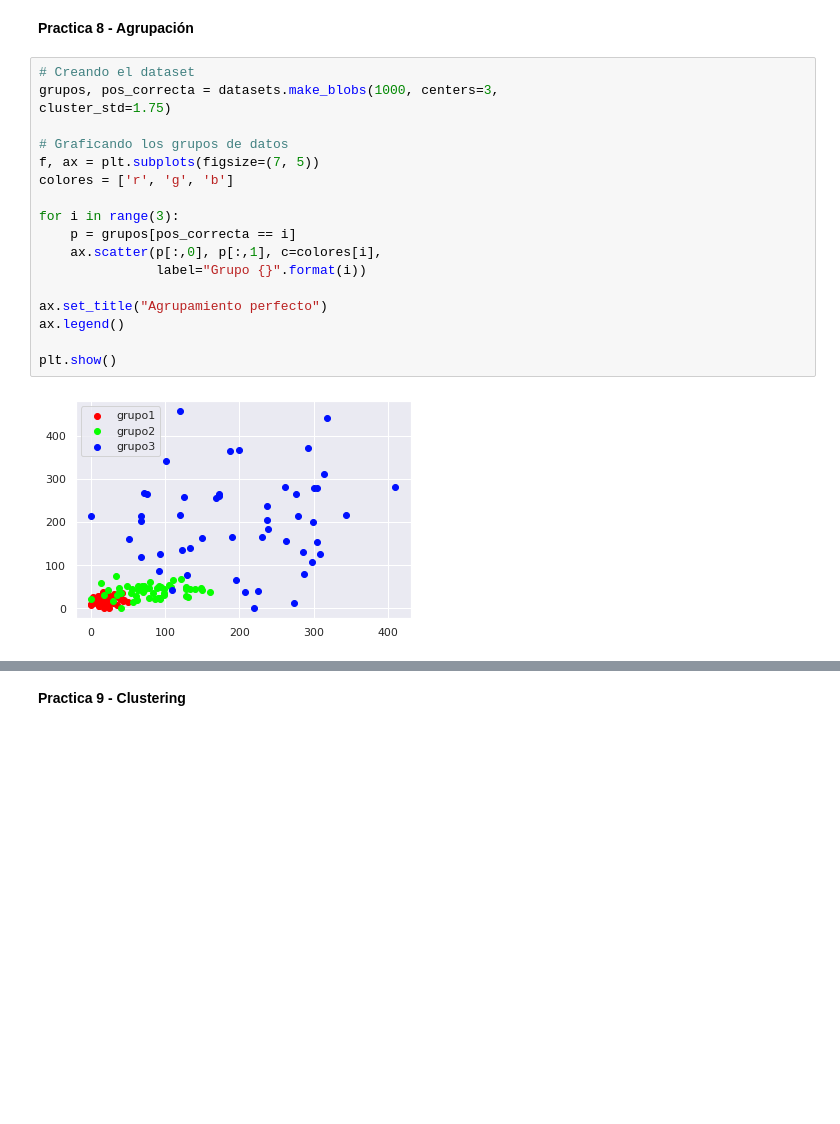
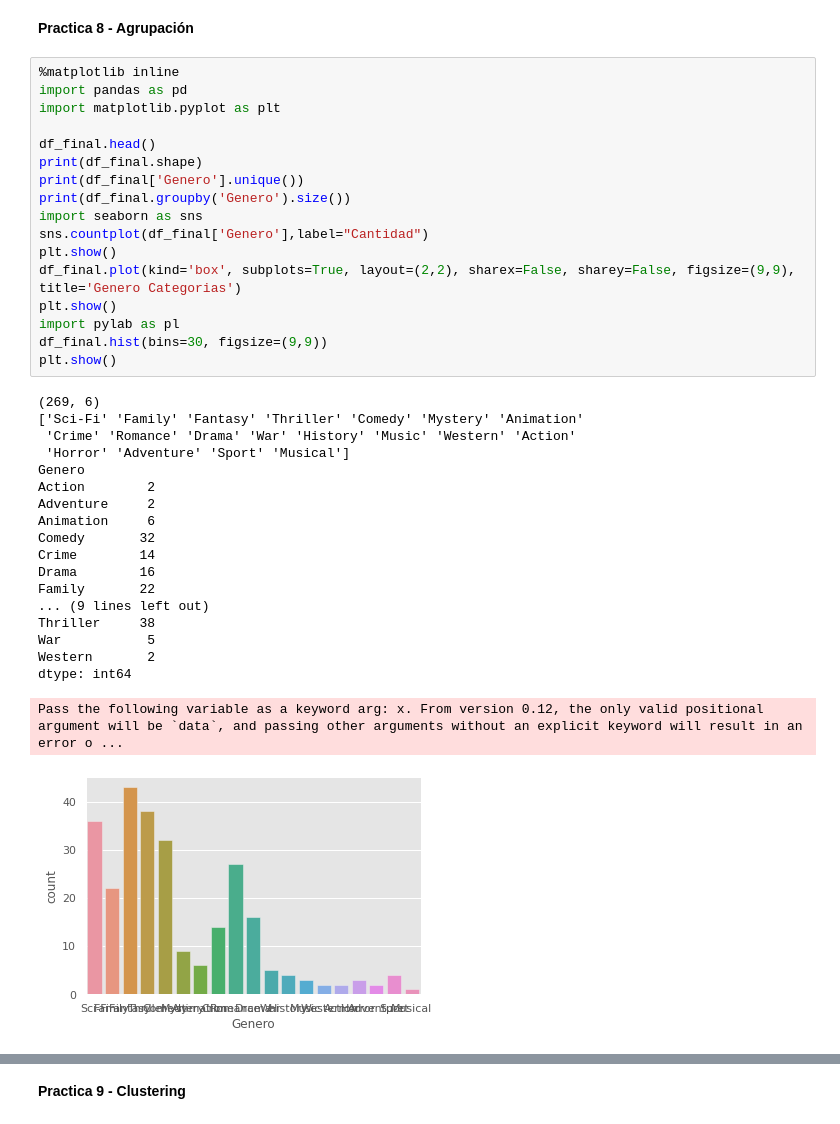
Before and after one commit to RAIGOZAGIAN1997/MineriaDatos, a Jupyter notebook: Practicas_Mineria_de_Datos.ipynb, the cells around one changed output, grey strips where cells are left out. Drawn from its saved outputs; the diff is of its cells as text; blank space fills up the shorter version.

```diff
--- a/Practicas_Mineria_de_Datos.ipynb
+++ b/Practicas_Mineria_de_Datos.ipynb
@@ -383,23 +383,41 @@ plt.show()
 [figure]
 # %% [markdown]
 **Practica 8 - Agrupación**
-# %%
-# Creando el dataset
-grupos, pos_correcta = datasets.make_blobs(1000, centers=3,
-cluster_std=1.75)
-
-# Graficando los grupos de datos
-f, ax = plt.subplots(figsize=(7, 5))
-colores = ['r', 'g', 'b']
-
-for i in range(3):
-    p = grupos[pos_correcta == i]
-    ax.scatter(p[:,0], p[:,1], c=colores[i],
-               label="Grupo {}".format(i))
-
-ax.set_title("Agrupamiento perfecto")
-ax.legend()
-
-plt.show()
-# %% [output]
-[figure, removed]
+# %%
+%matplotlib inline
+import pandas as pd
+import matplotlib.pyplot as plt
+
+df_final.head()
+print(df_final.shape)
+print(df_final['Genero'].unique())
+print(df_final.groupby('Genero').size())
+import seaborn as sns
+sns.countplot(df_final['Genero'],label="Cantidad")
+plt.show()
+df_final.plot(kind='box', subplots=True, layout=(2,2), sharex=False, sharey=False, figsize=(9,9),
+title='Genero Categorias')
+plt.show()
+import pylab as pl
+df_final.hist(bins=30, figsize=(9,9))
+plt.show()
+# %% [output]
+(269, 6)
+['Sci-Fi' 'Family' 'Fantasy' 'Thriller' 'Comedy' 'Mystery' 'Animation'
+ 'Crime' 'Romance' 'Drama' 'War' 'History' 'Music' 'Western' 'Action'
+ 'Horror' 'Adventure' 'Sport' 'Musical']
+Genero
+Action        2
+Adventure     2
+Animation     6
+Comedy       32
+Crime        14
+Drama        16
+Family       22
+... (9 lines left out)
+Thriller     38
+War           5
+Western       2
+dtype: int64
+Pass the following variable as a keyword arg: x. From version 0.12, the only valid positional argument will be `data`, and passing other arguments without an explicit keyword will result in an error o ...
+[figure, added]
```
Also changed, not shown: parts of 1 cell of this notebook.
